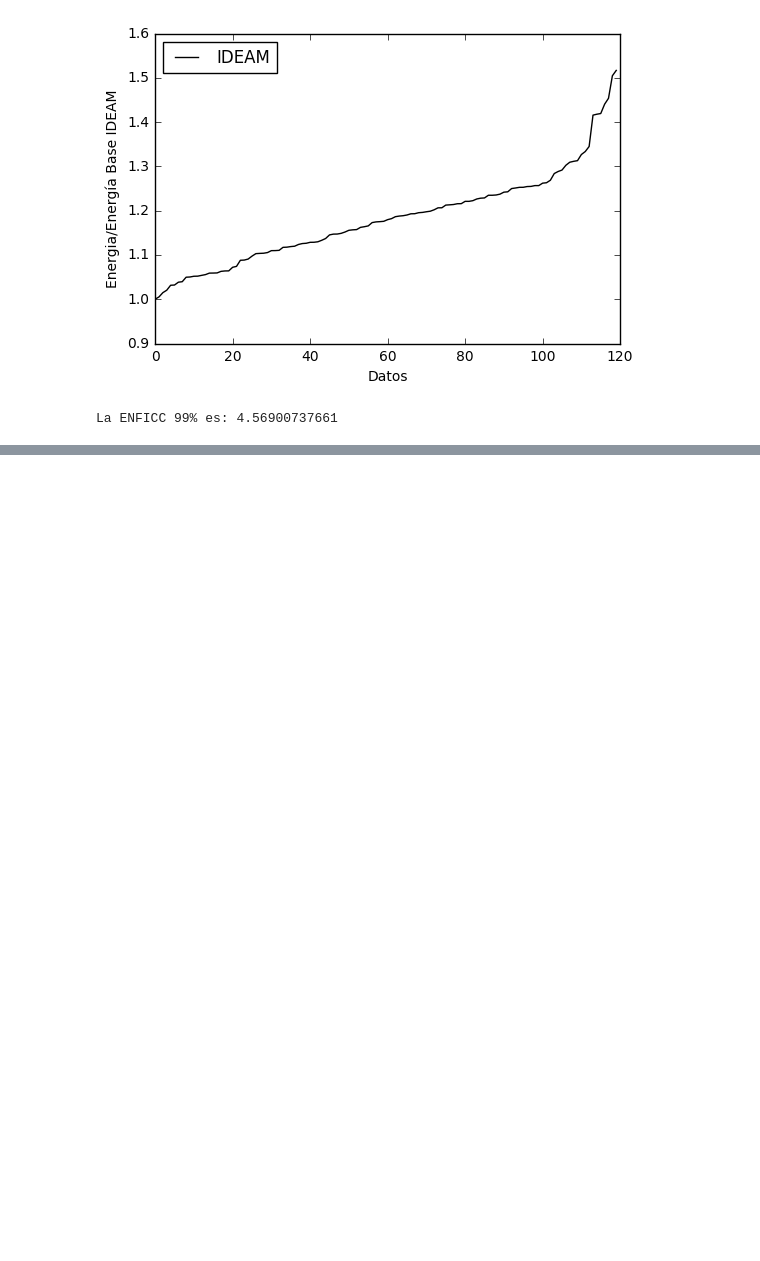
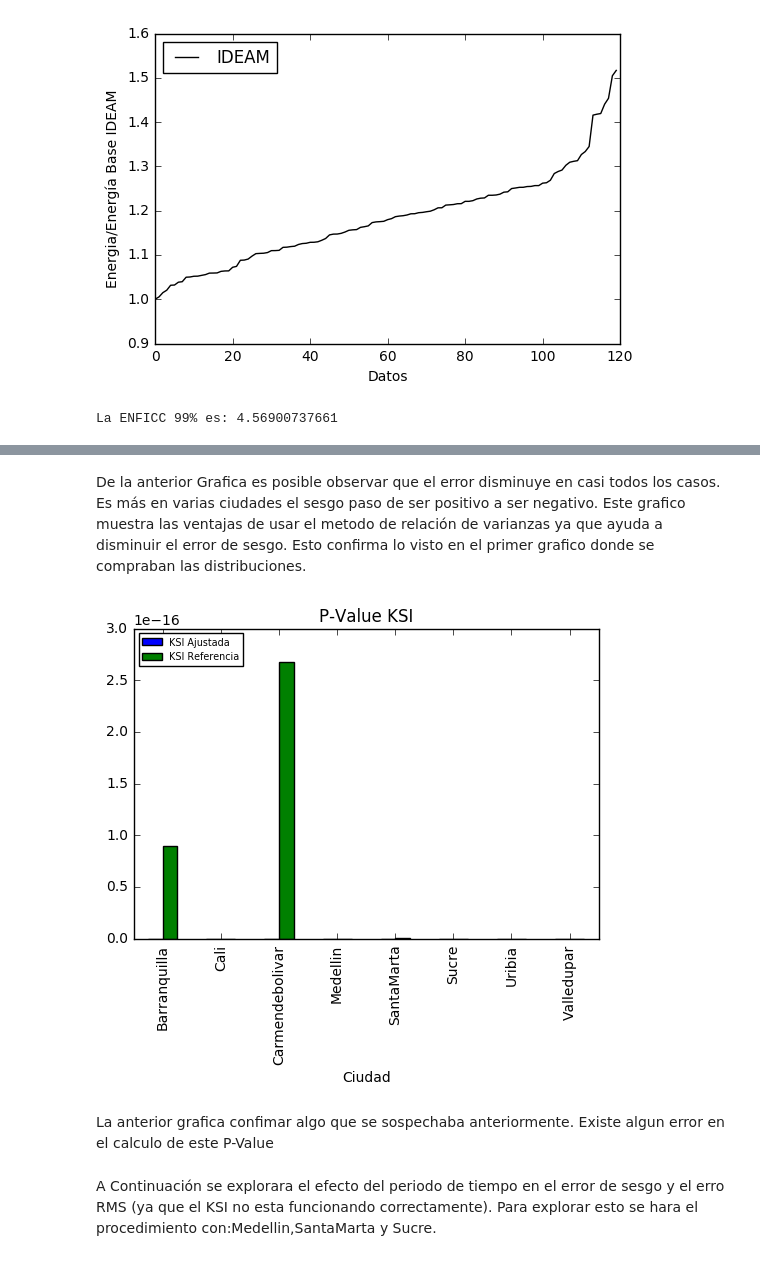
Before and after one commit to jrod781/Herramientas-Computacionales-IMEC3602, a Jupyter notebook: 02_taller01/taller1.ipynb, the cells around one changed output, grey strips where cells are left out. Saved outputs shown, nothing was run; the diff lists cells and outputs as text; code cells hidden in the pictures; blank space fills up the shorter version.

```diff
--- a/02_taller01/taller1.ipynb
+++ b/02_taller01/taller1.ipynb
@@ -185,0 +280,31 @@ ghi_pred
+# %%
+def tres_errores(lugar,year,month,length):
+    base_dir=os.path.join('.','data')
+    fObj='IDEAM'
+    fRef='NREL'
+    #Datos cargados directamente
+    ghi_ob=cargarserie(base_dir,lugar,fObj)
+    ghi_ref=cargarserie(base_dir,lugar,fRef)
+    # Se consigue el dato medido corto
+    ghi_corto=serie_corta(ghi_ob,year,month,length)
+    p=prediccion_VR(ghi_corto,ghi_ref)
+
+    #Se termina de crear la serie ajustada
+    ghi_aju=ghi_ref.copy()
+    ghi_aju.loc[:,list(ghi_ref)[-1]]=p
+
+    # La serie ajustadad tiene el mismo tamaño de la objetivo
+    ghi_aju=mismo_periodo(ghi_ob,ghi_aju).reset_index(drop=True)
+    ghi_ref=mismo_periodo(ghi_ob,ghi_ref).reset_index(drop=True)
+    #Errores RMS
+
+    rms_aju=errorRMS(ghi_ob,ghi_aju)
+    rms_ref=errorRMS(ghi_ob,ghi_ref)
+    #Errores Sesgo
+    sesgo_aju=error_sesgo(ghi_ob,ghi_aju)
+    sesgo_ref=error_sesgo(ghi_ob,ghi_ref)
+    #Ksi
+    ksi_aju=ksi(ghi_ob , ghi_aju)
+    ksi_ref=ksi(ghi_ob , ghi_ref)
+
+    return {"Ciudad":lugar,"RMS Ajustada":rms_aju,"RMS Referencia":rms_ref,"Sesgo Ajustada":sesgo_aju,"Sesgo Referencia":sesgo_ref,"KSI Ajustada":ksi_aju,"KSI Referencia":ksi_ref}
@@ -185,0 +346,13 @@ ghi_pred
+# %% [markdown]
+De la anterior Grafica es posible observar que el error disminuye en casi todos los casos. Es más en varias ciudades el sesgo paso de ser positivo a ser negativo. Este grafico muestra las ventajas de usar el metodo de relación de varianzas ya que ayuda a disminuir el error de sesgo. Esto confirma lo visto en el primer grafico donde se compraban las distribuciones.
+# %%
+plt_ksi=errores.plot(x='Ciudad',y=["KSI Ajustada","KSI Referencia"],kind='bar')
+plt_ksi.legend(loc=2,fontsize='x-small')
+plt_ksi.set_title('P-Value KSI')
+print( )
+# %% [output]
+[figure, added]
+# %% [markdown]
+La anterior grafica confimar algo que se sospechaba anteriormente. Existe algun error en el calculo de este P-Value
+# %% [markdown]
+A Continuación se explorara el efecto del periodo de tiempo en el error de sesgo y el erro RMS (ya que el KSI no esta funcionando correctamente). Para explorar esto se hara el procedimiento con:Medellin,SantaMarta y Sucre.
```
Also changed, not shown: parts of 63 cells of this notebook.
